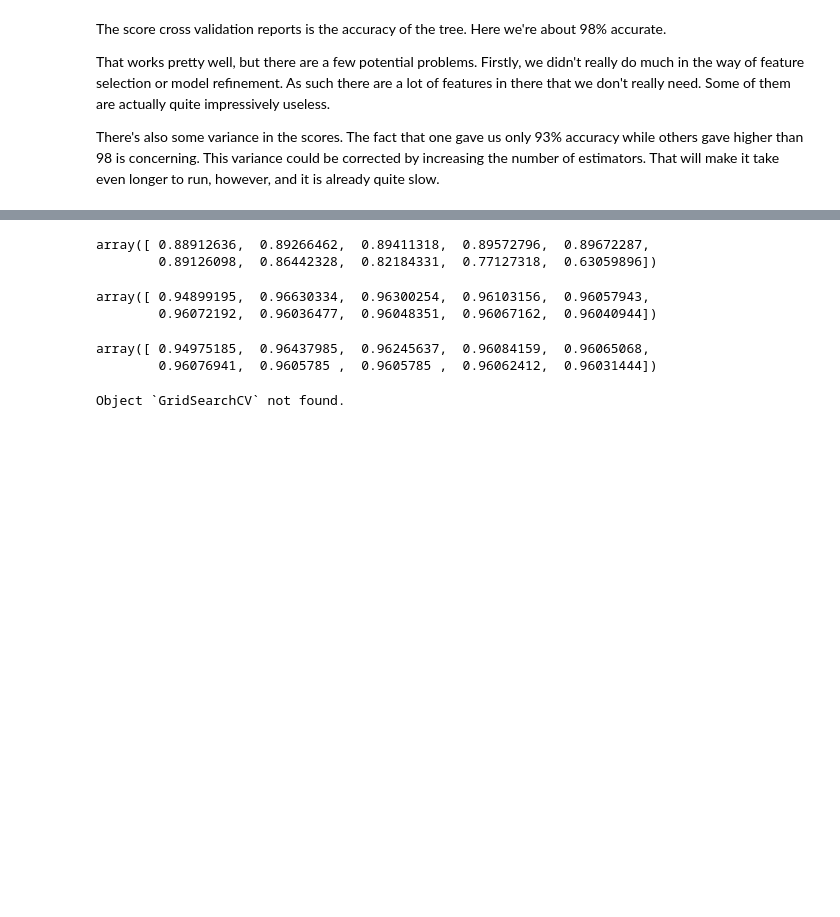
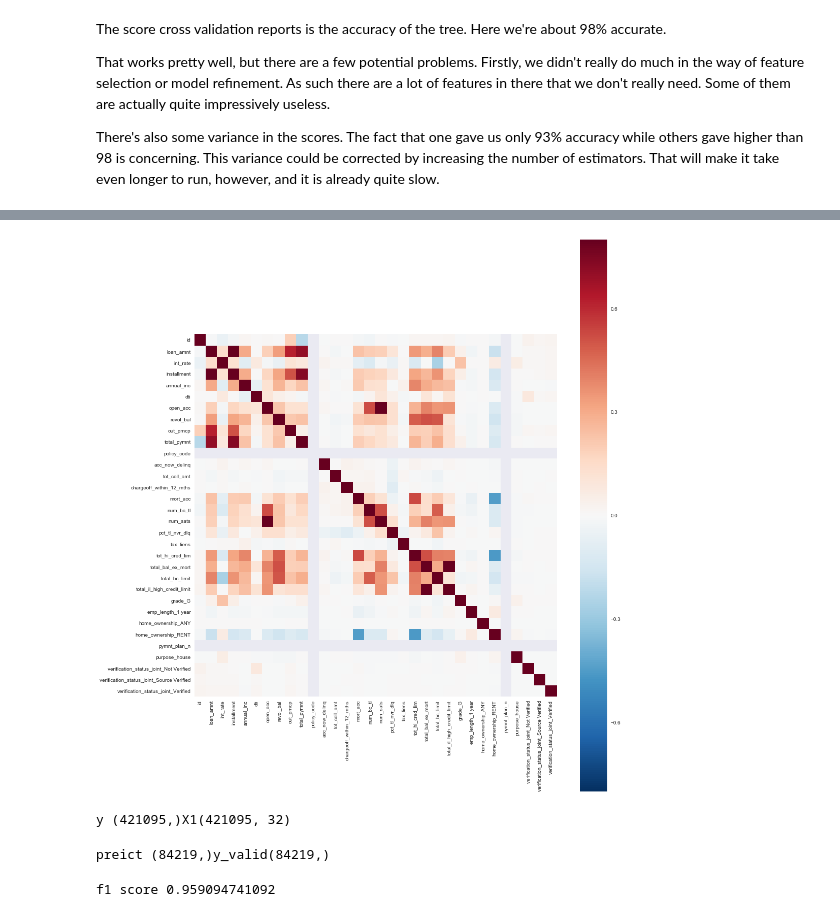
Before and after one commit to v2br/AI_study, a Jupyter notebook: unit3/3.2.5 Random Forest Guided Example.ipynb, the cells around one changed output, grey strips where cells are left out. Cells and saved outputs as stored; diff of their text form; code cells hidden in the pictures; blank space fills up the shorter version.

Commit message:
Random fores update1

```diff
--- a/unit3/3.2.5 Random Forest Guided Example.ipynb
+++ b/unit3/3.2.5 Random Forest Guided Example.ipynb
@@ -11,7 +18,7 @@ Here we'll use data from Lending Club to predict the state of a loan given some
 # Replace the path with the correct path for your data.
 y2015 = pd.read_csv(
     'https://www.dropbox.com/s/0so14yudedjmm5m/LoanStats3d.csv?dl=1',
-    skipinitialspace=True,
+    skipinitialspace=True,low_memory=False,
     header=1
 )
 
@@ -210,40 +237,16 @@ from sklearn.decomposition import PCA
-# %%
-rfc = ensemble.RandomForestClassifier()
-Y = y2015['loan_status']
-z = pd.get_dummies(z)
-z = z.dropna(axis=1)
-pca = PCA(n_components=10)
-pcs = pca.fit_transform(z)
-
-
-cross_val_score(rfc, pcs, Y, cv=10)
-# %% [output]
-array([ 0.88912636,  0.89266462,  0.89411318,  0.89572796,  0.89672287,
-        0.89126098,  0.86442328,  0.82184331,  0.77127318,  0.63059896])
-# %%
-#
-# try it with dropped columns and without pca
-#
-rfc = ensemble.RandomForestClassifier()
-Y = y2015['loan_status']
-pca = PCA(n_components=20)
-pcs = pca.fit_transform(z)
-
-cross_val_score(rfc, z, Y, cv=10)
-# %% [output]
-array([ 0.94899195,  0.96630334,  0.96300254,  0.96103156,  0.96057943,
-        0.96072192,  0.96036477,  0.96048351,  0.96067162,  0.96040944])
-# %%
-rfc = ensemble.RandomForestClassifier()
-Y = y2015['loan_status']
-pca = PCA(n_components=10)
-pcs = pca.fit_transform(z)
-
-cross_val_score(rfc, z, Y, cv=10)
-# %% [output]
-array([ 0.94975185,  0.96437985,  0.96245637,  0.96084159,  0.96065068,
-        0.96076941,  0.9605785 ,  0.9605785 ,  0.96062412,  0.96031444])
-# %%
-GridSearchCV?
-# %% [output]
-Object `GridSearchCV` not found.
+# %%
+corrmat = z.corr()
+plt.figure(figsize=(16, 20))
+sns.heatmap(corrmat, vmax=.8, square=True)
+plt.show()
+# %% [output]
+[figure, added]
+# %%
+#  loan status already dropped from the data
+Y = y2015['loan_status']
+X1 = pd.get_dummies(zz)
+X1 = X1.dropna(axis=1)
+X_train, X_valid, y_train, y_valid = train_test_split(X1, Y, test_size=0.2, random_state=10)
+print( 'y ' + str(Y.shape) + 'X1' + str(X1.shape))
+# %% [output]
+y (421095,)X1(421095, 32)
@@ -249,0 +258,6 @@ Object `GridSearchCV` not found.
+# %%
+print( 'preict ' + str(y_pred.shape) + 'y_valid' + str(y_valid.shape))
+#f1_score = f1_score(y_pred, y_valid)
+#print(f1_score)
+# %% [output]
+preict (84219,)y_valid(84219,)
@@ -249,0 +266,4 @@ Object `GridSearchCV` not found.
+# %%
+print("f1 score " + str(f1_score))
+# %% [output]
+f1 score 0.959094741092
```
Also changed, not shown: parts of 28 cells of this notebook, 1 other file.
